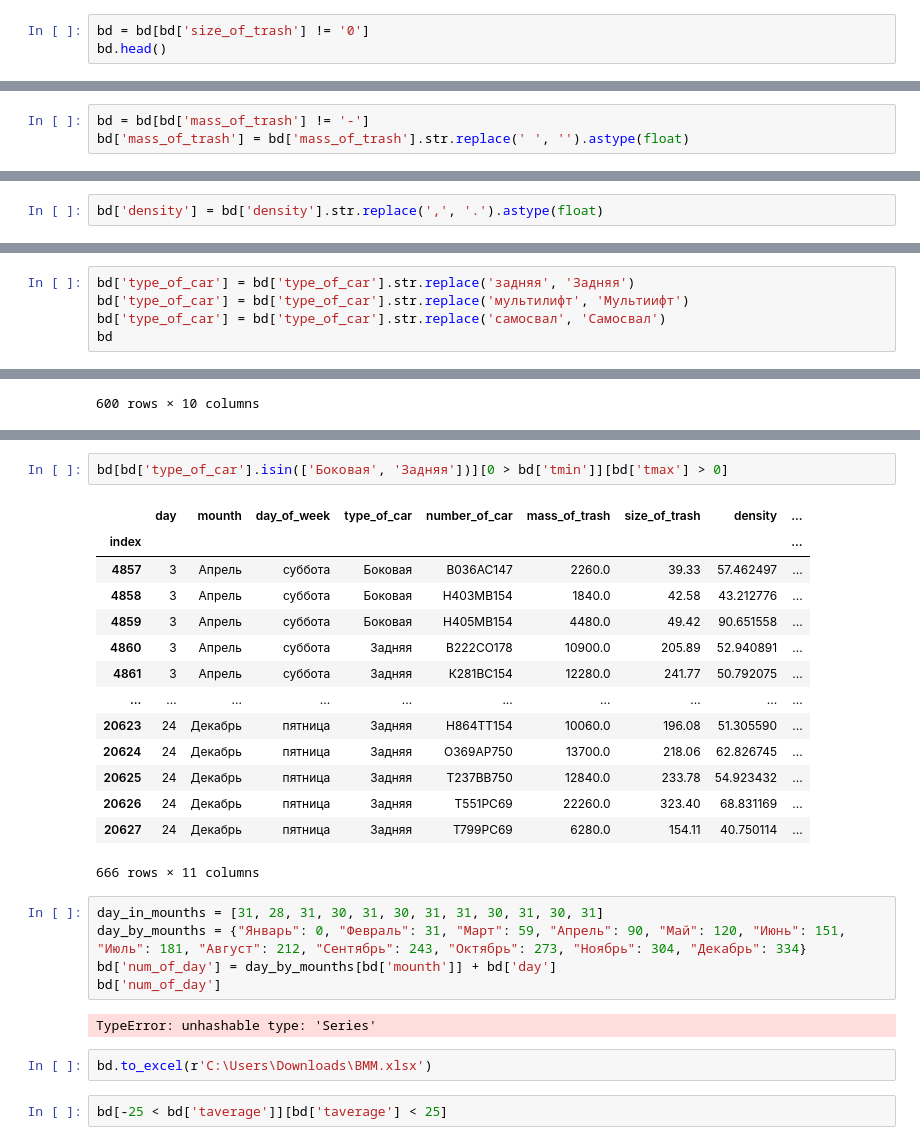
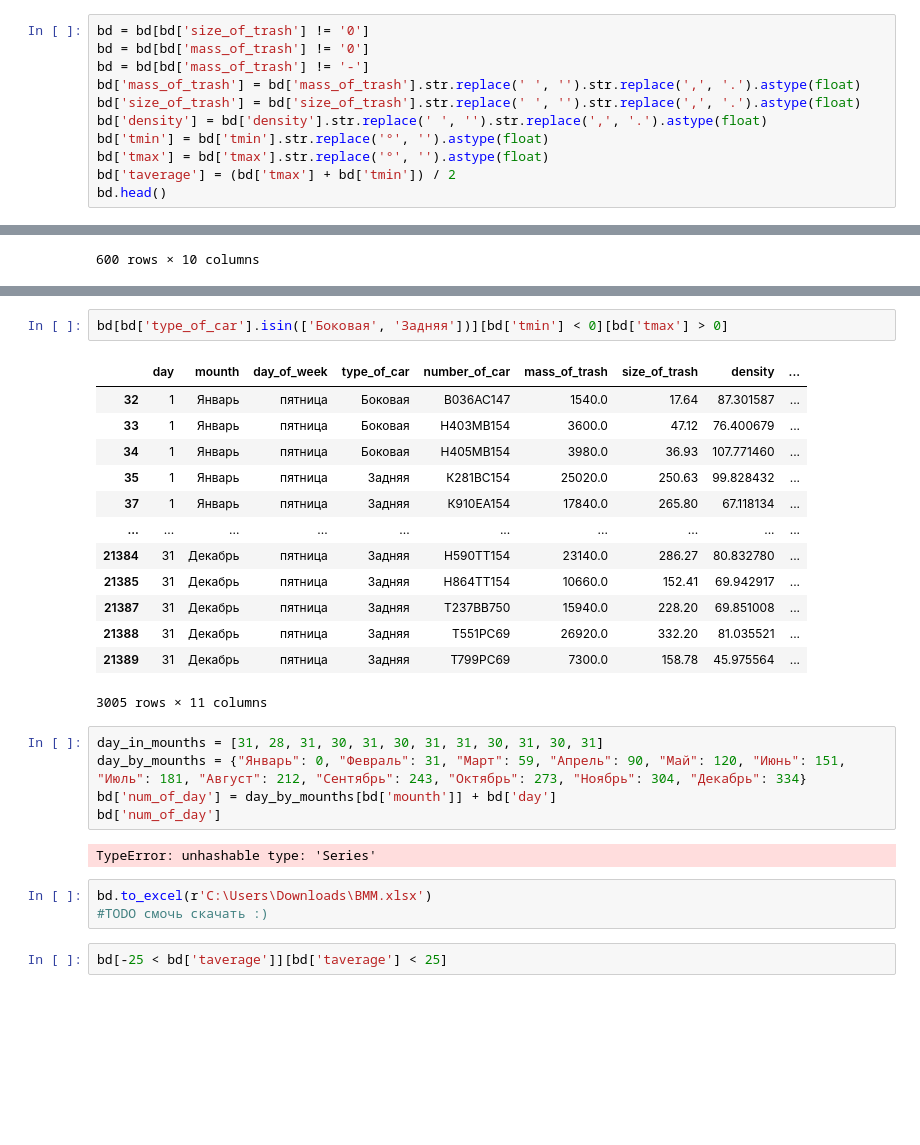
Before and after one commit to ssd2008/GWM, a Jupyter notebook: BMM.ipynb, the cells around one changed output, grey strips where cells are left out. Drawn from its saved outputs; the diff is of its cells as text; blank space fills up the shorter version.

```diff
--- a/BMM.ipynb
+++ b/BMM.ipynb
@@ -23,5 +39,13 @@ bd
 # %%
 bd = bd[bd['size_of_trash'] != '0']
+bd = bd[bd['mass_of_trash'] != '0']
+bd = bd[bd['mass_of_trash'] != '-']
+bd['mass_of_trash'] = bd['mass_of_trash'].str.replace(' ', '').str.replace(',', '.').astype(float)
+bd['size_of_trash'] = bd['size_of_trash'].str.replace(' ', '').str.replace(',', '.').astype(float)
+bd['density'] = bd['density'].str.replace(' ', '').str.replace(',', '.').astype(float)
+bd['tmin'] = bd['tmin'].str.replace('°', '').astype(float)
+bd['tmax'] = bd['tmax'].str.replace('°', '').astype(float)
+bd['taverage'] = (bd['tmax'] + bd['tmin']) / 2
 bd.head()
 # %% [output]
 |  | day | mounth | day_of_week | type_of_car | number_of_car | mass_of_trash | size_of_trash | density | ... |
@@ -34,3 +56,0 @@ bd.head()
-# %%
-bd = bd[bd['mass_of_trash'] != '-']
-bd['mass_of_trash'] = bd['mass_of_trash'].str.replace(' ', '').astype(float)
@@ -51,5 +88,3 @@ bd[-15 < bd['taverage']][bd['taverage'] < 15]
 | 20936 | 29 | Декабрь | среда | Задняя | Т551РС69 | 22540.0 | 321.31 | 70.150322 | ... |
 | 20937 | 29 | Декабрь | среда | Задняя | Т799РС69 | 9640.0 | 192.74 | 50.015565 | ... |
 10217 rows × 11 columns
-# %%
-bd['density'] = bd['density'].str.replace(',', '.').astype(float)
@@ -62,8 +93,3 @@ p = np.percentile(bd['mass_of_trash'].dropna(), 99.9)
 p
 # %% [output]
 45361.28000000157
-# %%
-bd['type_of_car'] = bd['type_of_car'].str.replace('задняя', 'Задняя')
-bd['type_of_car'] = bd['type_of_car'].str.replace('мультилифт', 'Мультиифт')
-bd['type_of_car'] = bd['type_of_car'].str.replace('самосвал', 'Самосвал')
-bd
@@ -115,20 +115,19 @@ bd.head()
 # %%
-bd[bd['type_of_car'].isin(['Боковая', 'Задняя'])][0 > bd['tmin']][bd['tmax'] > 0]
+bd[bd['type_of_car'].isin(['Боковая', 'Задняя'])][bd['tmin'] < 0][bd['tmax'] > 0]
 # %% [output]
 |  | day | mounth | day_of_week | type_of_car | number_of_car | mass_of_trash | size_of_trash | density | ... |
-| index |  |  |  |  |  |  |  |  | ... |
-| 4857 | 3 | Апрель | суббота | Боковая | В036АС147 | 2260.0 | 39.33 | 57.462497 | ... |
-| 4858 | 3 | Апрель | суббота | Боковая | Н403МВ154 | 1840.0 | 42.58 | 43.212776 | ... |
-| 4859 | 3 | Апрель | суббота | Боковая | Н405МВ154 | 4480.0 | 49.42 | 90.651558 | ... |
-| 4860 | 3 | Апрель | суббота | Задняя | В222СО178 | 10900.0 | 205.89 | 52.940891 | ... |
-| 4861 | 3 | Апрель | суббота | Задняя | К281ВС154 | 12280.0 | 241.77 | 50.792075 | ... |
+| 32 | 1 | Январь | пятница | Боковая | В036АС147 | 1540.0 | 17.64 | 87.301587 | ... |
+| 33 | 1 | Январь | пятница | Боковая | Н403МВ154 | 3600.0 | 47.12 | 76.400679 | ... |
+| 34 | 1 | Январь | пятница | Боковая | Н405МВ154 | 3980.0 | 36.93 | 107.771460 | ... |
+| 35 | 1 | Январь | пятница | Задняя | К281ВС154 | 25020.0 | 250.63 | 99.828432 | ... |
+| 37 | 1 | Январь | пятница | Задняя | К910ЕА154 | 17840.0 | 265.80 | 67.118134 | ... |
 | ... | ... | ... | ... | ... | ... | ... | ... | ... | ... |
-| 20623 | 24 | Декабрь | пятница | Задняя | Н864ТТ154 | 10060.0 | 196.08 | 51.305590 | ... |
-| 20624 | 24 | Декабрь | пятница | Задняя | О369АР750 | 13700.0 | 218.06 | 62.826745 | ... |
-| 20625 | 24 | Декабрь | пятница | Задняя | Т237ВВ750 | 12840.0 | 233.78 | 54.923432 | ... |
-| 20626 | 24 | Декабрь | пятница | Задняя | Т551РС69 | 22260.0 | 323.40 | 68.831169 | ... |
-| 20627 | 24 | Декабрь | пятница | Задняя | Т799РС69 | 6280.0 | 154.11 | 40.750114 | ... |
+| 21384 | 31 | Декабрь | пятница | Задняя | Н590ТТ154 | 23140.0 | 286.27 | 80.832780 | ... |
+| 21385 | 31 | Декабрь | пятница | Задняя | Н864ТТ154 | 10660.0 | 152.41 | 69.942917 | ... |
+| 21387 | 31 | Декабрь | пятница | Задняя | Т237ВВ750 | 15940.0 | 228.20 | 69.851008 | ... |
+| 21388 | 31 | Декабрь | пятница | Задняя | Т551РС69 | 26920.0 | 332.20 | 81.035521 | ... |
+| 21389 | 31 | Декабрь | пятница | Задняя | Т799РС69 | 7300.0 | 158.78 | 45.975564 | ... |
-666 rows × 11 columns
+3005 rows × 11 columns
 # %%
 day_in_mounths = [31, 28, 31, 30, 31, 30, 31, 31, 30, 31, 30, 31]
 day_by_mounths = {"Январь": 0, "Февраль": 31, "Март": 59, "Апрель": 90, "Май": 120, "Июнь": 151, "Июль": 181, "Август": 212, "Сентябрь": 243, "Октябрь": 273, "Ноябрь": 304, "Декабрь": 334}
@@ -138,6 +137,7 @@ bd['num_of_day']
 TypeError: unhashable type: 'Series'
 # %%
 bd.to_excel(r'C:\Users\Downloads\BMM.xlsx')
+#TODO смочь скачать :)
 # %%
 bd[-25 < bd['taverage']][bd['taverage'] < 25]
 # %% [output]
```
Also changed, not shown: parts of 16 cells of this notebook.
